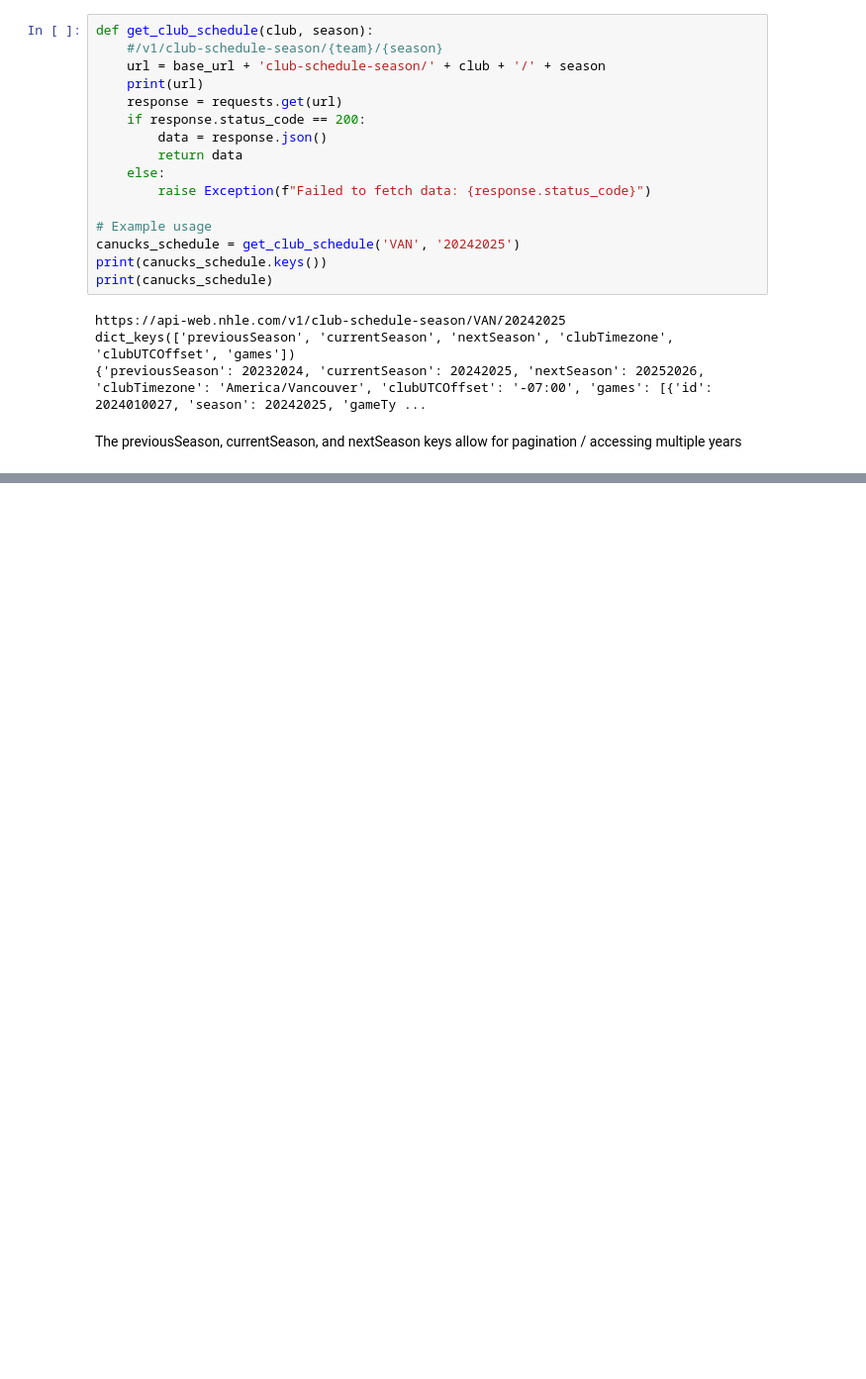
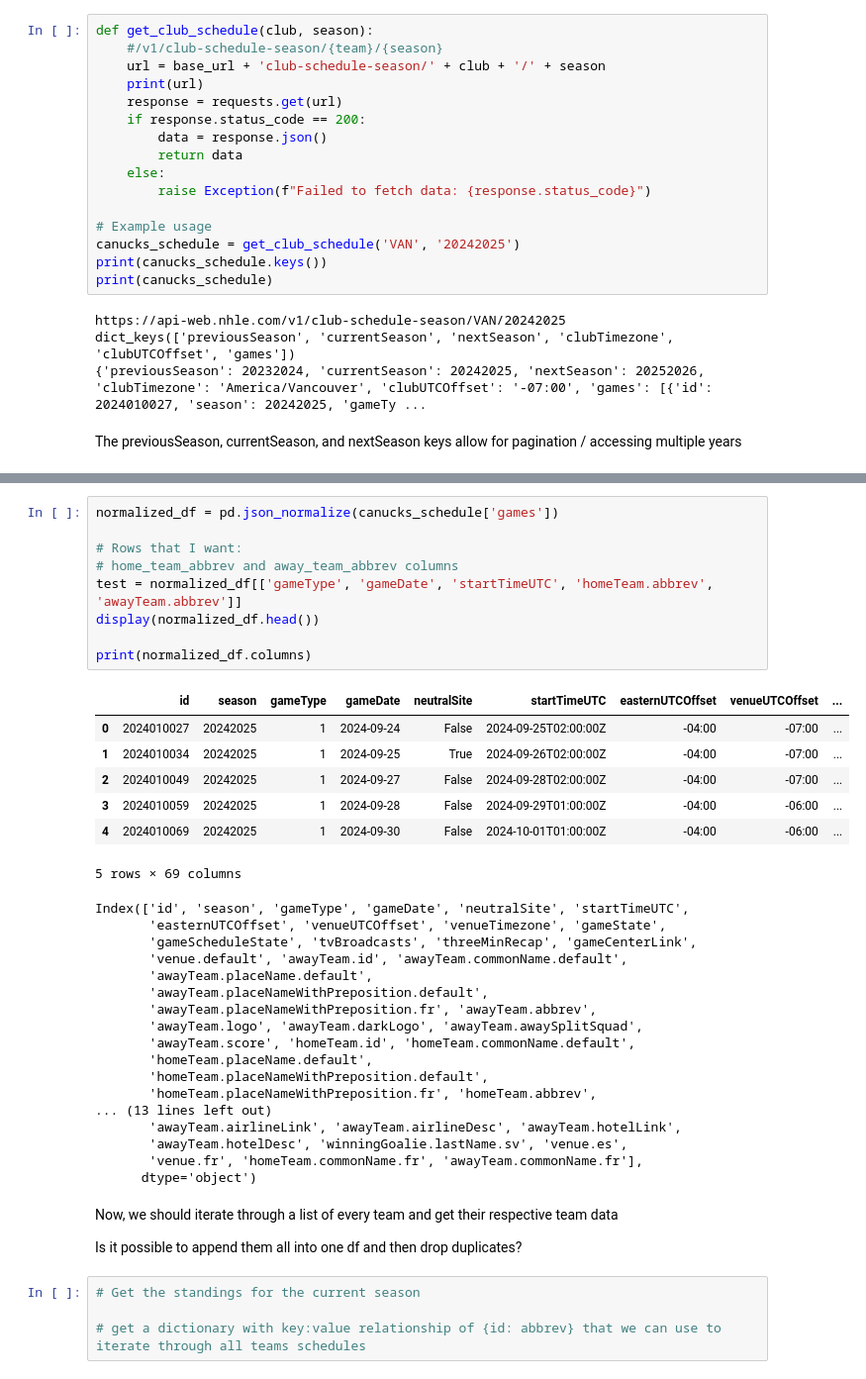
Before and after one commit to dereklwh/nhl-travel-analysis, a Jupyter notebook: explore_data.ipynb, the cells around one changed output, grey strips where cells are left out. Shown at 99% size. Drawn from its saved outputs; the diff is of its cells as text; blank space fills up the shorter version.

```diff
--- a/explore_data.ipynb
+++ b/explore_data.ipynb
@@ -118,0 +107,42 @@ display(pd.DataFrame(canucks_schedule['games']))
+# %%
+normalized_df = pd.json_normalize(canucks_schedule['games'])
+
+# Rows that I want:
+# home_team_abbrev and away_team_abbrev columns
+test = normalized_df[['gameType', 'gameDate', 'startTimeUTC', 'homeTeam.abbrev', 'awayTeam.abbrev']]
+display(normalized_df.head())
+
+print(normalized_df.columns)
+# %% [output]
+|  | id | season | gameType | gameDate | neutralSite | startTimeUTC | easternUTCOffset | venueUTCOffset | ... |
+| 0 | 2024010027 | 20242025 | 1 | 2024-09-24 | False | 2024-09-25T02:00:00Z | -04:00 | -07:00 | ... |
+| 1 | 2024010034 | 20242025 | 1 | 2024-09-25 | True | 2024-09-26T02:00:00Z | -04:00 | -07:00 | ... |
+| 2 | 2024010049 | 20242025 | 1 | 2024-09-27 | False | 2024-09-28T02:00:00Z | -04:00 | -07:00 | ... |
+| 3 | 2024010059 | 20242025 | 1 | 2024-09-28 | False | 2024-09-29T01:00:00Z | -04:00 | -06:00 | ... |
+| 4 | 2024010069 | 20242025 | 1 | 2024-09-30 | False | 2024-10-01T01:00:00Z | -04:00 | -06:00 | ... |
+5 rows × 69 columns
+Index(['id', 'season', 'gameType', 'gameDate', 'neutralSite', 'startTimeUTC',
+       'easternUTCOffset', 'venueUTCOffset', 'venueTimezone', 'gameState',
+       'gameScheduleState', 'tvBroadcasts', 'threeMinRecap', 'gameCenterLink',
+       'venue.default', 'awayTeam.id', 'awayTeam.commonName.default',
+       'awayTeam.placeName.default',
+       'awayTeam.placeNameWithPreposition.default',
+       'awayTeam.placeNameWithPreposition.fr', 'awayTeam.abbrev',
+       'awayTeam.logo', 'awayTeam.darkLogo', 'awayTeam.awaySplitSquad',
+       'awayTeam.score', 'homeTeam.id', 'homeTeam.commonName.default',
+       'homeTeam.placeName.default',
+       'homeTeam.placeNameWithPreposition.default',
+       'homeTeam.placeNameWithPreposition.fr', 'homeTeam.abbrev',
+... (13 lines left out)
+       'awayTeam.airlineLink', 'awayTeam.airlineDesc', 'awayTeam.hotelLink',
+       'awayTeam.hotelDesc', 'winningGoalie.lastName.sv', 'venue.es',
+       'venue.fr', 'homeTeam.commonName.fr', 'awayTeam.commonName.fr'],
+      dtype='object')
+# %% [markdown]
+Now, we should iterate through a list of every team and get their respective team data
+
+Is it possible to append them all into one df and then drop duplicates?
+# %%
+# Get the standings for the current season
+
+# get a dictionary with key:value relationship of {id: abbrev} that we can use to iterate through all teams schedules
```
Also changed, not shown: parts of 4 cells of this notebook, 9 other files.
